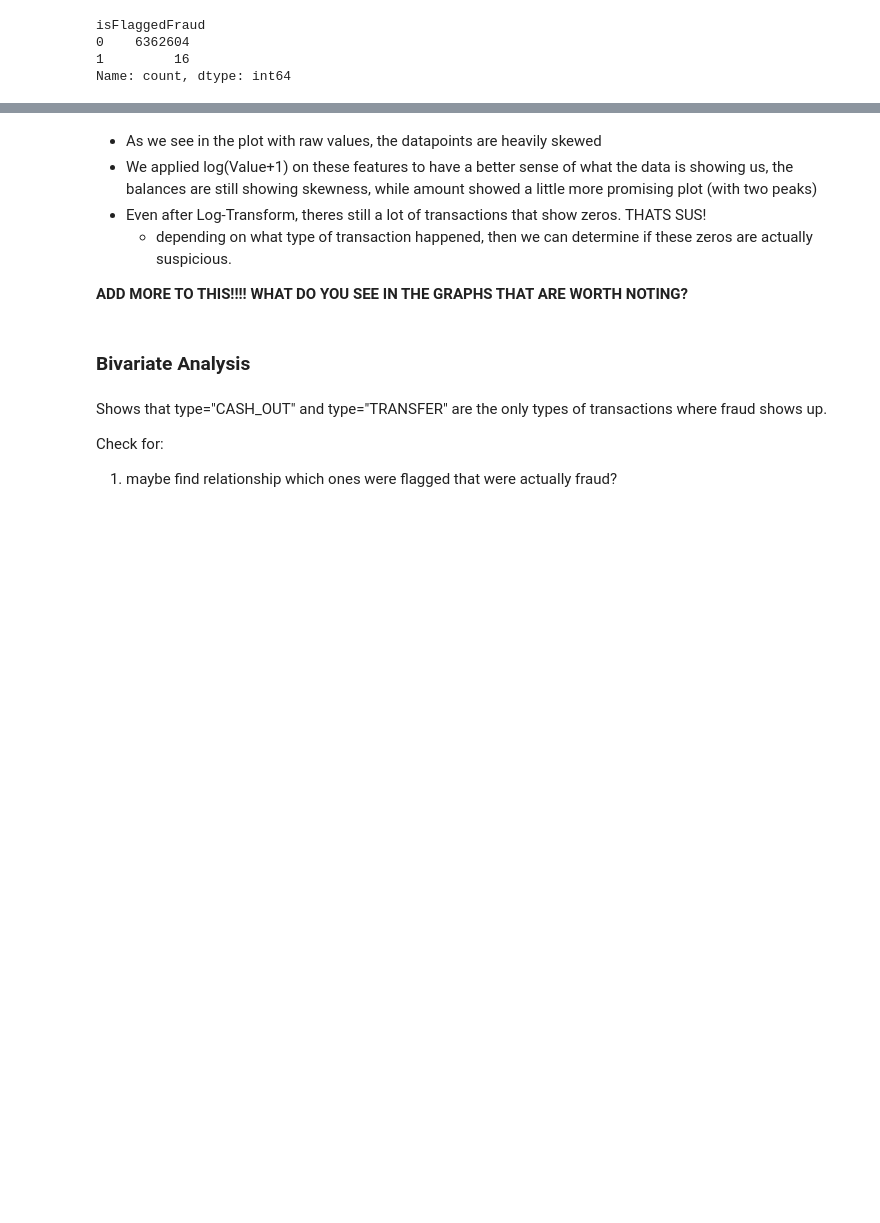
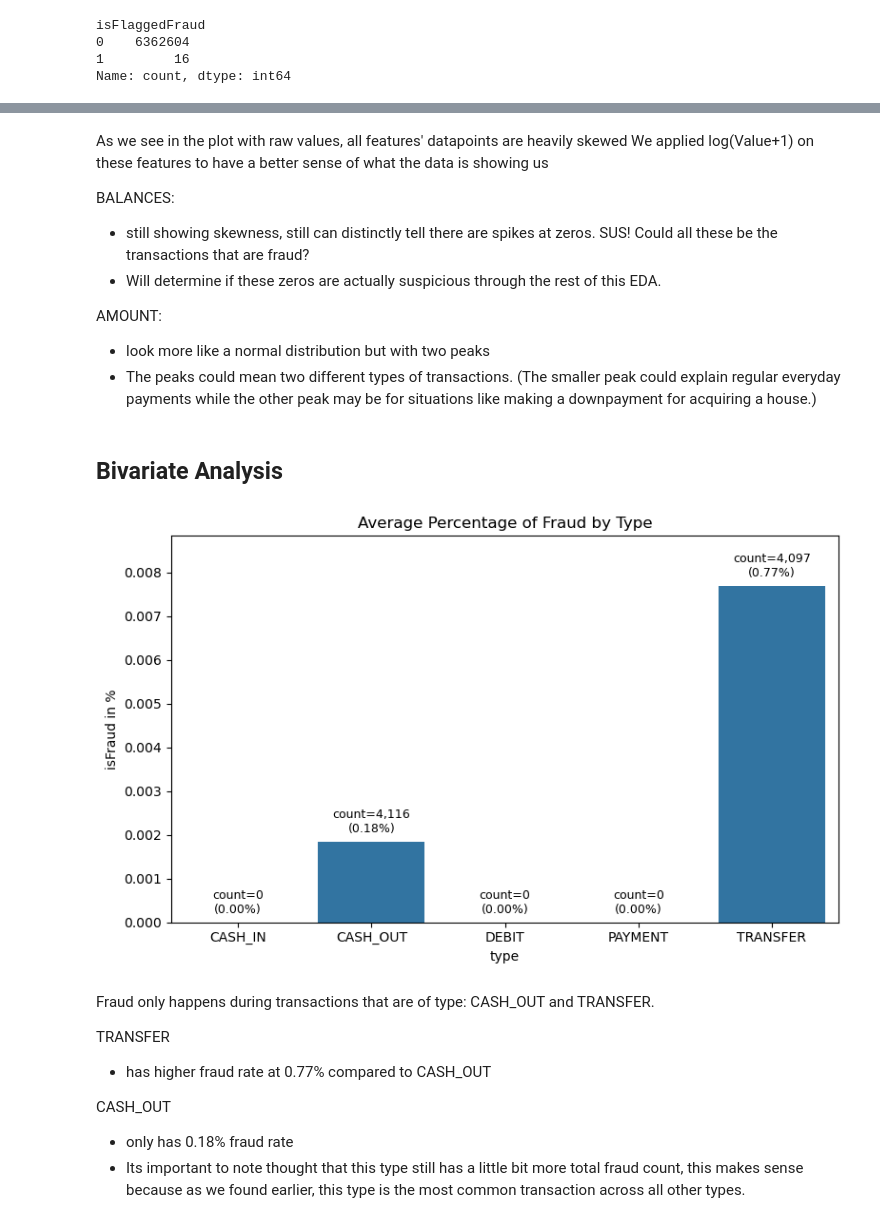
Before and after one commit to ach0309/Fraud_Detection_Project, a Jupyter notebook: code/explore.ipynb, the cells around one changed output, grey strips where cells are left out. Cells and saved outputs as stored; diff of their text form; code cells hidden in the pictures; blank space fills up the shorter version.

```diff
--- a/code/explore.ipynb
+++ b/code/explore.ipynb
@@ -188,11 +203,13 @@ plt.show()
 # %% [markdown]
-- As we see in the plot with raw values, the datapoints are heavily skewed
-- We applied log(Value+1) on these features to have a better sense of what the data is showing us, the balances are still showing skewness, while amount showed a little more promising plot (with two peaks)
-- Even after Log-Transform, theres still a lot of transactions that show zeros. THATS SUS!
-    - depending on what type of transaction happened, then we can determine if these zeros are actually suspicious.
+As we see in the plot with raw values, all features' datapoints are heavily skewed
+We applied log(Value+1) on these features to have a better sense of what the data is showing us
 
+BALANCES:
+- still showing skewness, still can distinctly tell there are spikes at zeros. SUS! Could all these be the transactions that are fraud?
+- Will determine if these zeros are actually suspicious through the rest of this EDA.
 
-
-**ADD MORE TO THIS!!!! WHAT DO YOU SEE IN THE GRAPHS THAT ARE WORTH NOTING?**
+AMOUNT:
+- look more like a normal distribution but with two peaks
+- The peaks could mean two different types of transactions. (The smaller peak could explain regular everyday payments while the other peak may be for situations like making a downpayment for acquiring a house.)
 # %% [markdown]
-### Bivariate Analysis
+## Bivariate Analysis
@@ -202,5 +216,37 @@ df.groupby('type')['isFraud'].sum()
+# %%
+# type vs isFraud - check which type of transactions had fraud
+fraud_mean = df.groupby('type')['isFraud'].mean()
+fraud_count = df.groupby('type')['isFraud'].sum()
+
+
+plt.figure(figsize=(8, 5))
+ax = sns.barplot(x=fraud_mean.index, y=fraud_mean.values)
+ax.margins(y=0.15)
+
+# Add count/percentage labels on top of each bar
+for bar, (mean_val, type_name) in enumerate(zip(fraud_mean.values, fraud_mean.index)):
+    count = fraud_count[type_name]
+    percentage = mean_val * 100
+    ax.text(
+        bar,
+        mean_val + max(fraud_mean.values) * 0.02,
+        f"count={count:,}\n({percentage:.2f}%)",
+        ha='center', va='bottom', fontsize=9, color='black'
+    )
+
+plt.title("Average Percentage of Fraud by Type")
+plt.xlabel("type")
+plt.ylabel("isFraud in %")
+plt.tight_layout()
+plt.show()
+# %% [output]
+[figure, added]
 # %% [markdown]
-Shows that type="CASH_OUT" and type="TRANSFER" are the only types of transactions where fraud shows up.
+Fraud only happens during transactions that are of type: CASH_OUT and TRANSFER.
 
-Check for:
-1. maybe find relationship which ones were flagged that were actually fraud?
+TRANSFER
+- has higher fraud rate at 0.77% compared to CASH_OUT
+
+CASH_OUT
+- only has 0.18% fraud rate
+- Its important to note thought that this type still has a little bit more total fraud count, this makes sense because as we found earlier, this type is the most common transaction across all other types.
```
Also changed, not shown: parts of 37 cells of this notebook, 5 other files.
